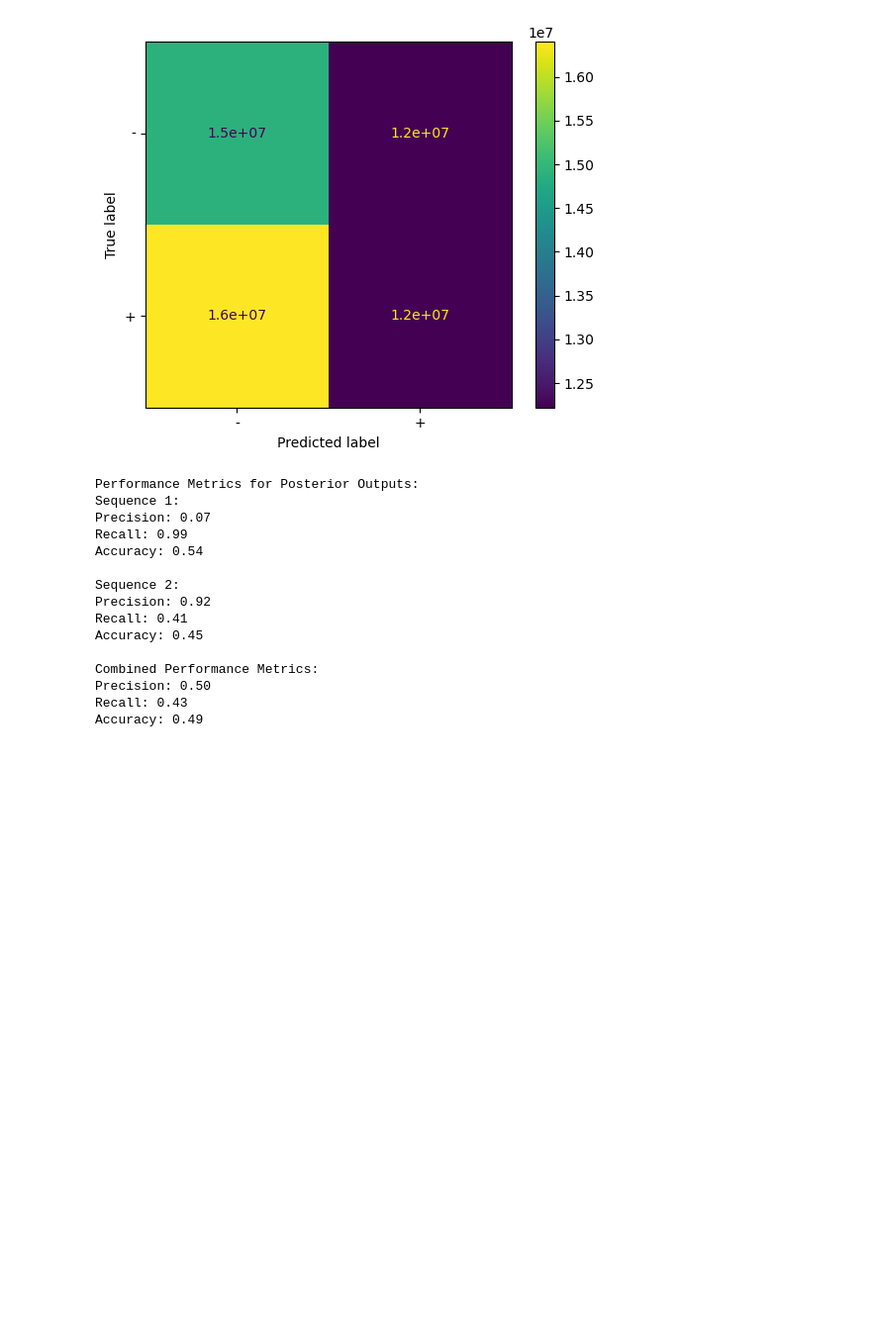
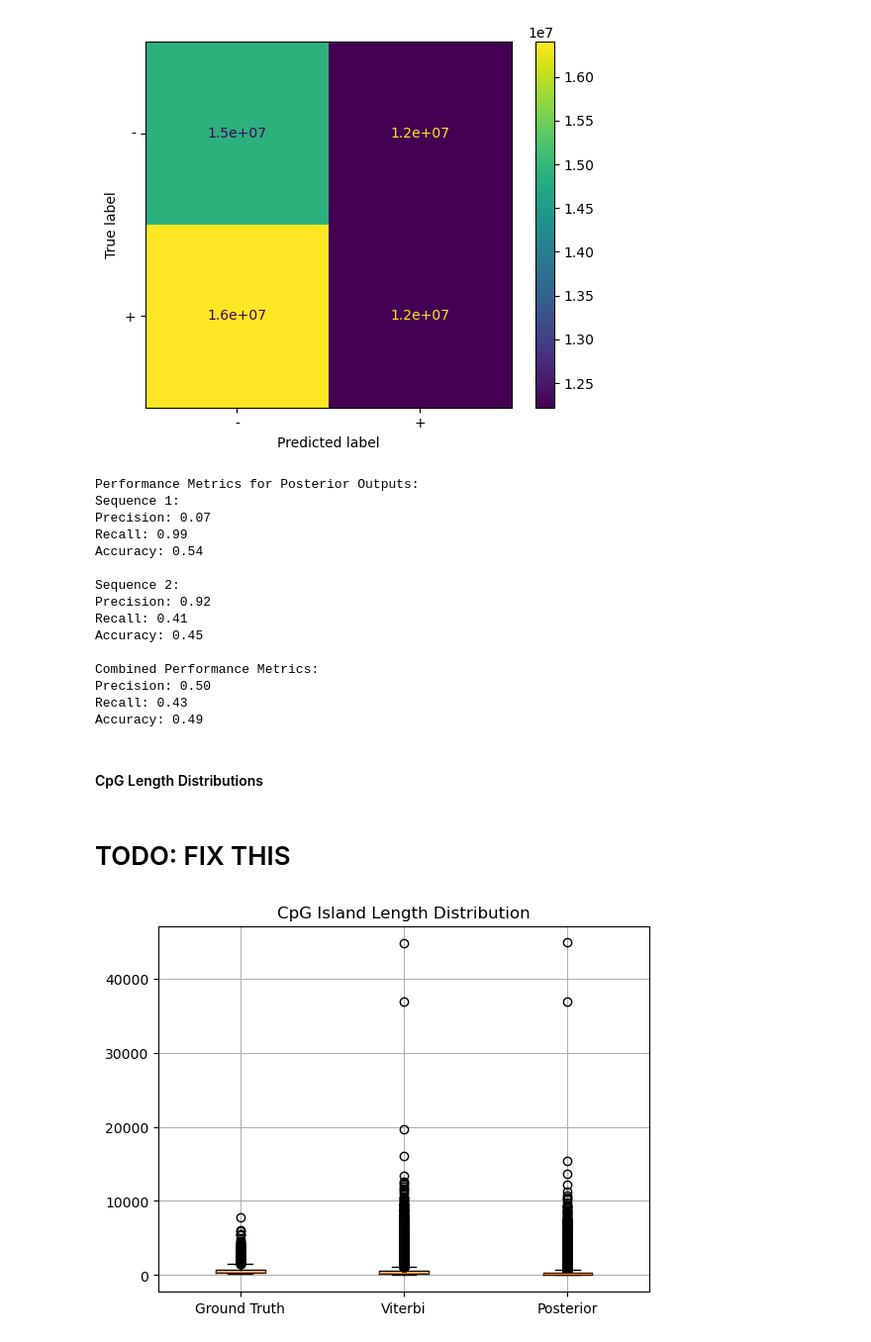
Before and after one commit to KyleCarlo/HMM-application-to-CpG-detection-in-Human-Genome, a Jupyter notebook: Bioinformatics_Ex3.ipynb, the cells around one changed output. Shown at 99% size. Saved outputs shown, nothing was run; the diff lists cells and outputs as text; code cells hidden in the pictures; blank space fills up the shorter version.

```diff
--- a/Bioinformatics_Ex3.ipynb
+++ b/Bioinformatics_Ex3.ipynb
@@ -658,3 +659,39 @@ Combined Performance Metrics:
 Precision: 0.50
 Recall: 0.43
 Accuracy: 0.49
+# %% [markdown]
+#### CpG Length Distributions
+# %% [markdown]
+# TODO: FIX THIS
+# %%
+def compute_cpg_len(output):
+    count = 0
+    island_len = []
+    in_cpg = False
+    for each in output:
+        if each == '+':
+            count += 1
+        elif count != 0:
+            island_len.append(count)
+            count = 0
+    return np.array(island_len)
+# %%
+true_islands_len_1 = cpg19_df[(cpg19_df['chromStart'] > start_index_1) & (cpg19_df['chromEnd'] <= end_index_1)][['length']].to_numpy().flatten()
+true_islands_len_2 = cpg19_df[(cpg19_df['chromStart'] > start_index_2) & (cpg19_df['chromEnd'] <= end_index_2)][['length']].to_numpy().flatten()
+vit_islands_len_1 = compute_cpg_len(output_1_vit)
+pos_islands_len_1 = compute_cpg_len(output_1_pos)
+vit_islands_len_2 = compute_cpg_len(output_2_vit)
+pos_islands_len_2 = compute_cpg_len(output_2_pos)
+# %%
+true_islands_len = np.concatenate((true_islands_len_1, true_islands_len_2))
+vit_islands_len = np.concatenate((vit_islands_len_1, vit_islands_len_2))
+pos_islands_len = np.concatenate((pos_islands_len_1, pos_islands_len_2))
+# %%
+islands_lens = [true_islands_len, vit_islands_len, pos_islands_len]
+plt.boxplot(islands_lens)
+plt.title('CpG Island Length Distribution')
+plt.xticks([1, 2, 3], ['Ground Truth', 'Viterbi', 'Posterior'])  # Labeling x-axis
+plt.grid(True)
+plt.show()
+# %% [output]
+[figure, added]
```
Also changed, not shown: parts of 2 cells of this notebook.
